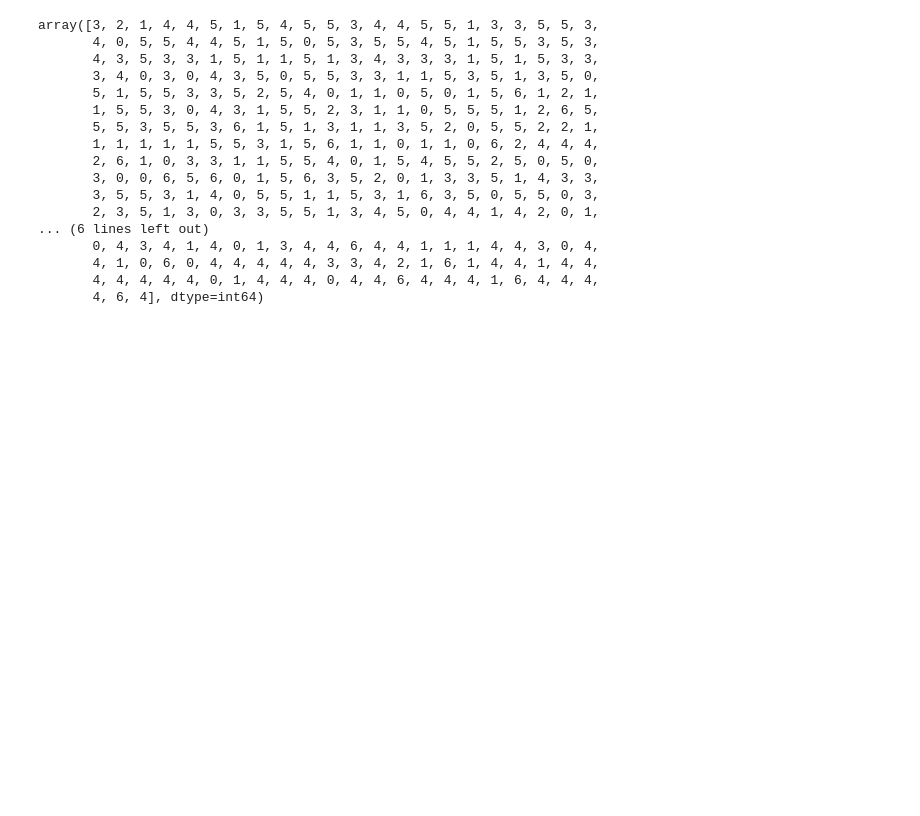
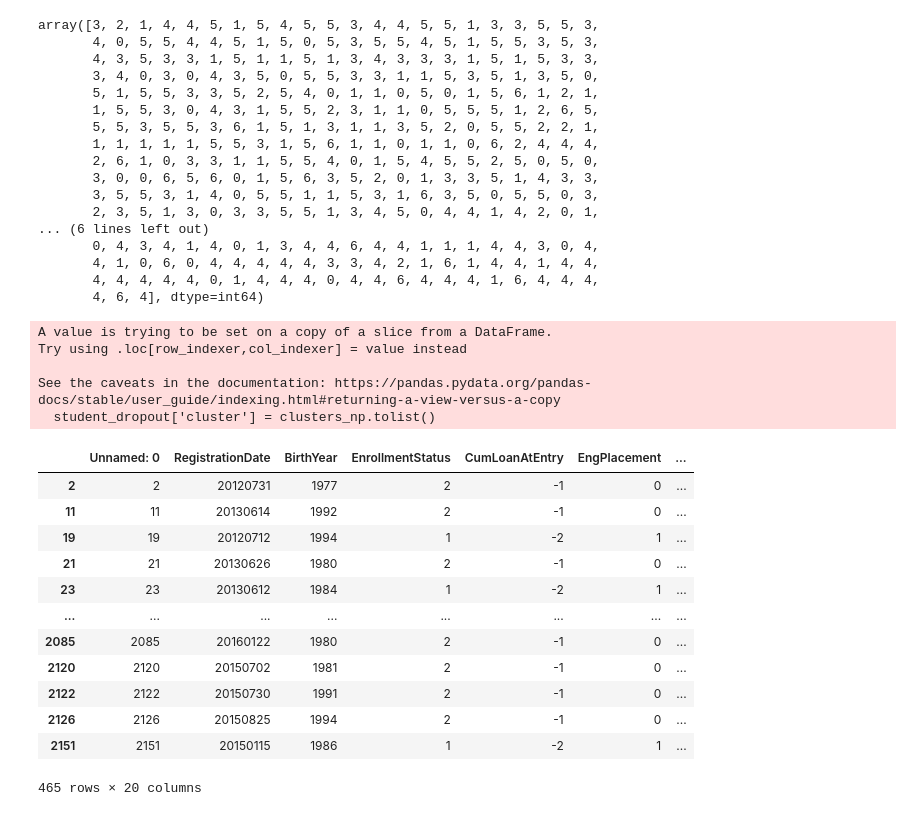
Before and after one commit to Johnson-olaolu/SDPR, a Jupyter notebook: clustering/heirachal Clustering.ipynb, the cells around one changed output. Cells and saved outputs as stored; diff of their text form; code cells hidden in the pictures; blank space fills up the shorter version.

Commit message:
clustering

```diff
--- a/clustering/heirachal Clustering.ipynb
+++ b/clustering/heirachal Clustering.ipynb
@@ -36,3 +36,29 @@ array([3, 2, 1, 4, 4, 5, 1, 5, 4, 5, 5, 3, 4, 4, 5, 5, 1, 3, 3, 5, 5, 3,
        4, 1, 0, 6, 0, 4, 4, 4, 4, 4, 3, 3, 4, 2, 1, 6, 1, 4, 4, 1, 4, 4,
        4, 4, 4, 4, 4, 0, 1, 4, 4, 4, 0, 4, 4, 6, 4, 4, 4, 1, 6, 4, 4, 4,
        4, 6, 4], dtype=int64)
+# %%
+clusters_np = np.array(clusters)
+# %%
+student_dropout['cluster'] = clusters_np.tolist()
+# %% [output]
+A value is trying to be set on a copy of a slice from a DataFrame.
+Try using .loc[row_indexer,col_indexer] = value instead
+
+See the caveats in the documentation: https://pandas.pydata.org/pandas-docs/stable/user_guide/indexing.html#returning-a-view-versus-a-copy
+  student_dropout['cluster'] = clusters_np.tolist()
+# %%
+student_dropout
+# %% [output]
+|  | Unnamed: 0 | RegistrationDate | BirthYear | EnrollmentStatus | CumLoanAtEntry | EngPlacement | ... |
+| 2 | 2 | 20120731 | 1977 | 2 | -1 | 0 | ... |
+| 11 | 11 | 20130614 | 1992 | 2 | -1 | 0 | ... |
+| 19 | 19 | 20120712 | 1994 | 1 | -2 | 1 | ... |
+| 21 | 21 | 20130626 | 1980 | 2 | -1 | 0 | ... |
+| 23 | 23 | 20130612 | 1984 | 1 | -2 | 1 | ... |
+| ... | ... | ... | ... | ... | ... | ... | ... |
+| 2085 | 2085 | 20160122 | 1980 | 2 | -1 | 0 | ... |
+| 2120 | 2120 | 20150702 | 1981 | 2 | -1 | 0 | ... |
+| 2122 | 2122 | 20150730 | 1991 | 2 | -1 | 0 | ... |
+| 2126 | 2126 | 20150825 | 1994 | 2 | -1 | 0 | ... |
+| 2151 | 2151 | 20150115 | 1986 | 1 | -2 | 1 | ... |
+465 rows × 20 columns
```
Also changed, not shown: parts of 3 cells of this notebook.
